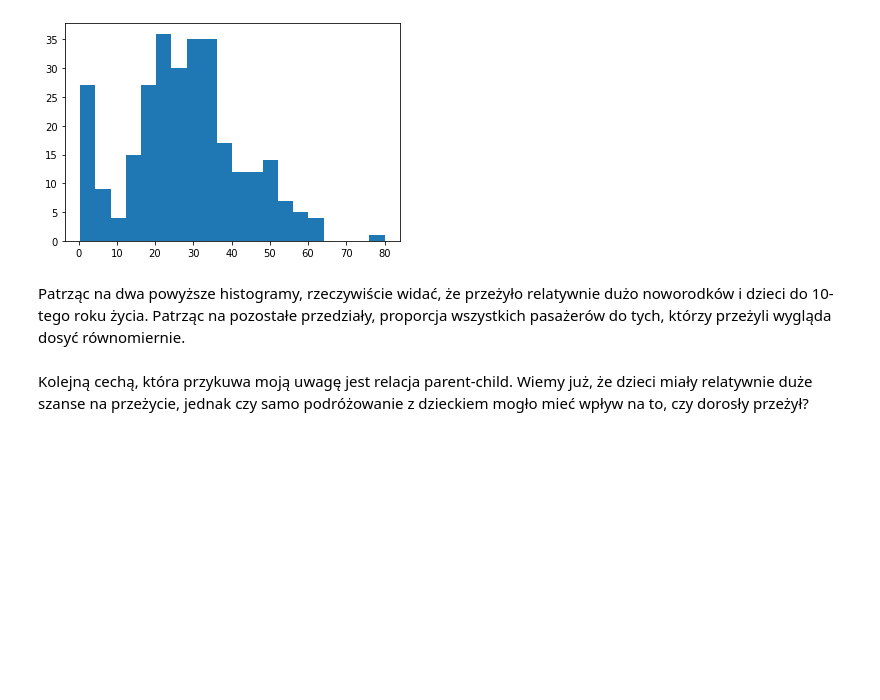
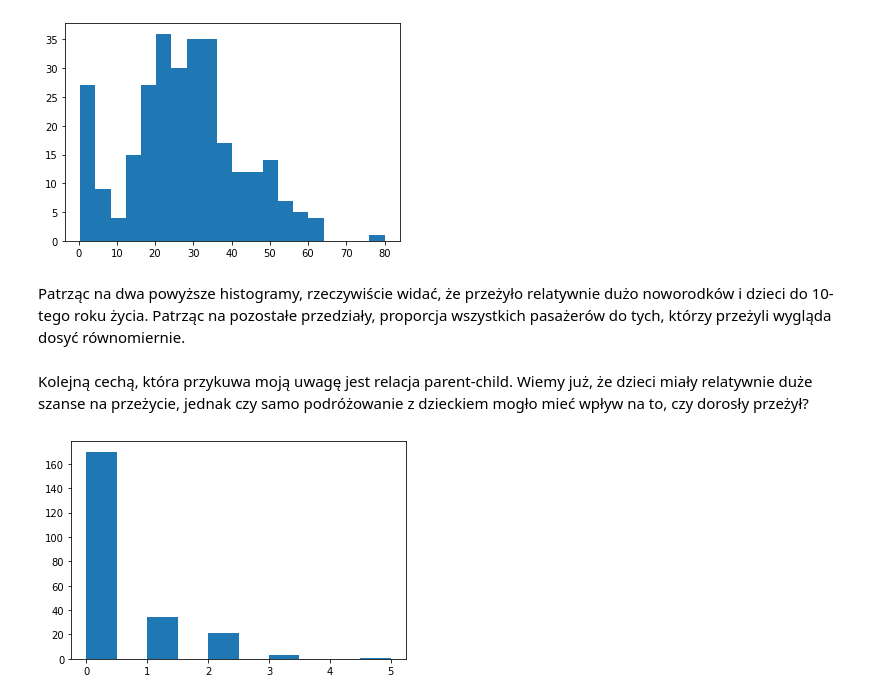
Before and after one commit to marcinsola/titanic-dataset, a Jupyter notebook: Titanic.ipynb, the cells around one changed output. Cells and saved outputs as stored; diff of their text form; code cells hidden in the pictures; blank space fills up the shorter version.

```diff
--- a/Titanic.ipynb
+++ b/Titanic.ipynb
@@ -148,3 +148,7 @@ plt.hist(survivors['age'][survivors['age'] >= 0], bins=20);
 Patrząc na dwa powyższe histogramy, rzeczywiście widać, że przeżyło relatywnie dużo noworodków i dzieci do 10-tego roku życia. Patrząc na pozostałe przedziały, proporcja wszystkich pasażerów do tych, którzy przeżyli wygląda dosyć równomiernie.
 # %% [markdown]
 Kolejną cechą, która przykuwa moją uwagę jest relacja parent-child. Wiemy już, że dzieci miały relatywnie duże szanse na przeżycie, jednak czy samo podróżowanie z dzieckiem mogło mieć wpływ na to, czy dorosły przeżył?
+# %%
+plt.hist(survivors['parch'][survivors['age'] >= 18]);
+# %% [output]
+[figure, added]
```
Also changed, not shown: parts of 9 cells of this notebook.
